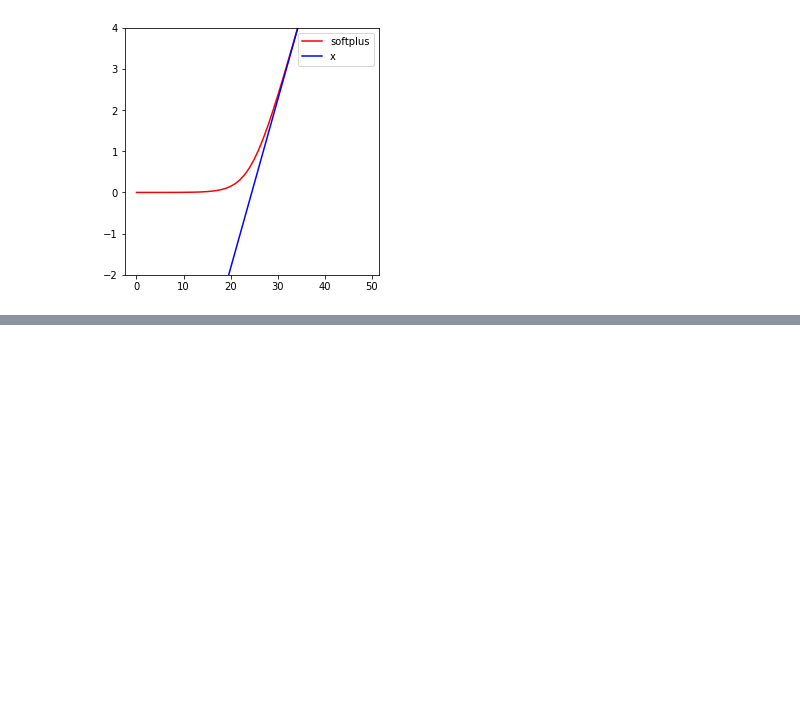
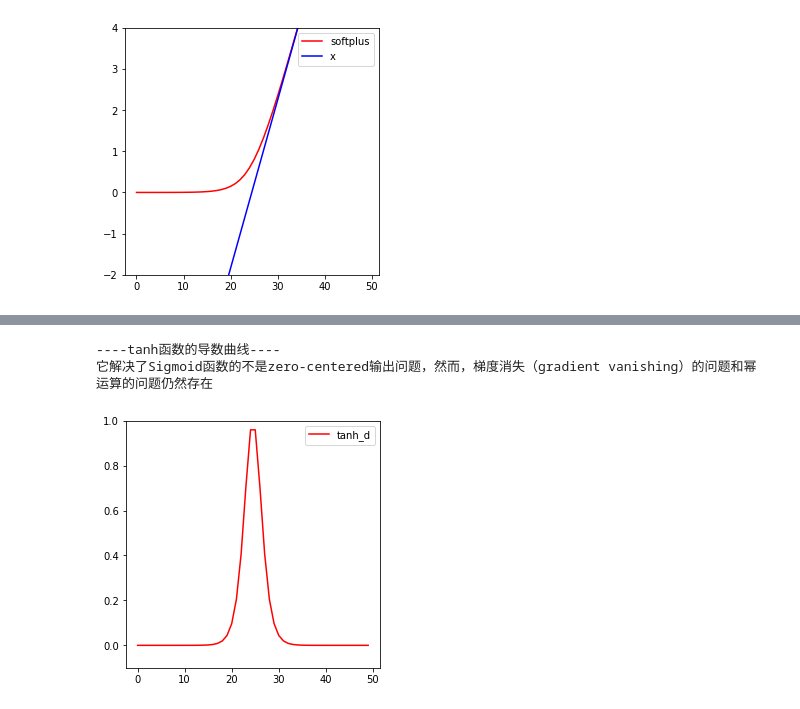
Before and after one commit to sqschrispaul/tensorflow_reinforcement, a Jupyter notebook: 3.激活函数.ipynb, the cells around one changed output, grey strips where cells are left out. Drawn from its saved outputs; the diff is of its cells as text; code cells hidden in the pictures; blank space fills up the shorter version.

```diff
--- a/3.激活函数.ipynb
+++ b/3.激活函数.ipynb
@@ -84,0 +140,15 @@ plt.show()
+# %%
+print("----tanh函数的导数曲线----")
+plt.figure(1, figsize=(10, 10))
+plt.subplot(221)
+plt.plot(tanh_d, c='red', label='tanh_d')
+# plt.plot(x1_, c='blue', label='x')
+plt.ylim((-0.1, 1))
+plt.legend(loc='best')
+plt.show()
+print("它解决了Sigmoid函数的不是zero-centered输出问题，然而，"
+      "梯度消失（gradient vanishing）的问题和幂运算的问题仍然存在")
+# %% [output]
+----tanh函数的导数曲线----
+它解决了Sigmoid函数的不是zero-centered输出问题，然而，梯度消失（gradient vanishing）的问题和幂运算的问题仍然存在
+[figure, added]
```
Also changed, not shown: parts of 9 cells of this notebook.
